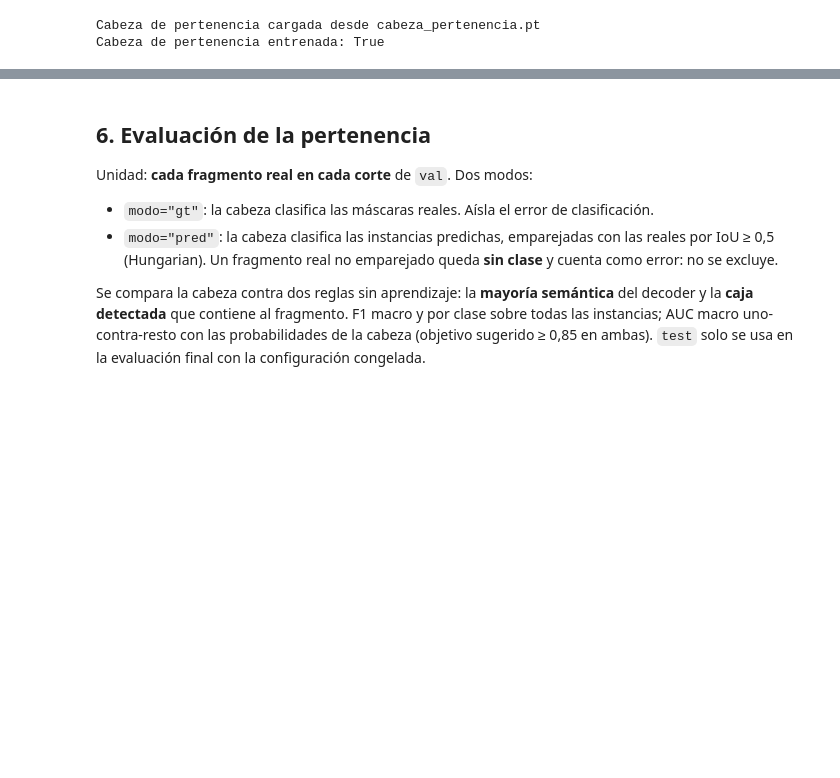
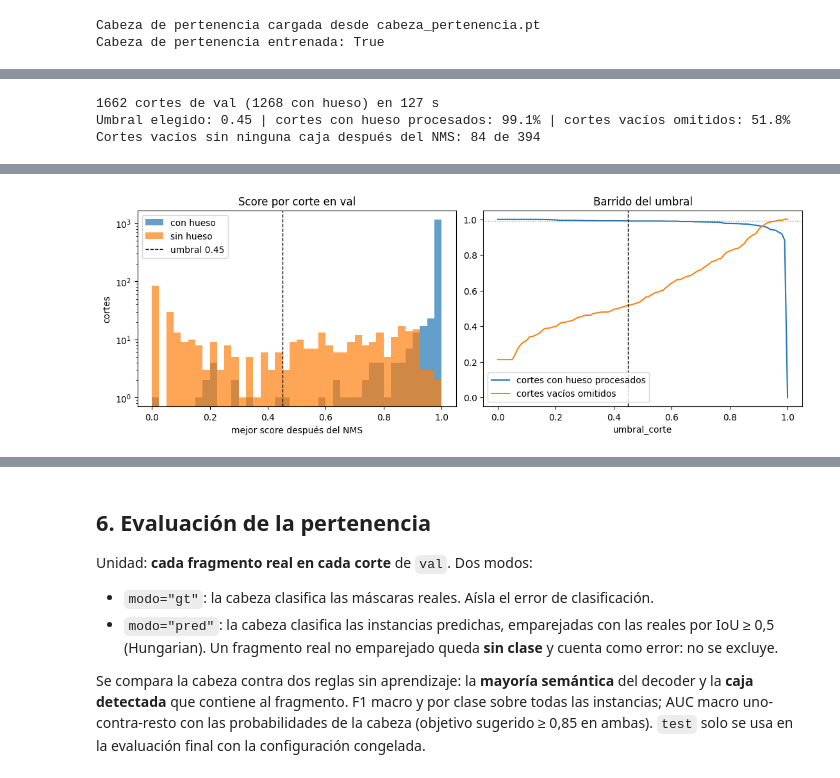
Before and after one commit to anniecorrea/proyecto_analitica_corte2, a Jupyter notebook: notebooks/nms_pertenencia_pipeline.ipynb, the cells around one changed output, grey strips where cells are left out. Drawn from its saved outputs; the diff is of its cells as text; code cells hidden in the pictures; blank space fills up the shorter version.

Commit message:
NMS y pertenencia con el modelo con skips

```diff
--- a/notebooks/nms_pertenencia_pipeline.ipynb
+++ b/notebooks/nms_pertenencia_pipeline.ipynb
@@ -291,6 +319,15 @@ Unidad de clasificación: un fragmento en un corte. Advertencia para entrenamien
 # %%
 CABEZA_PATH = FABIAN_MODELOS_DIR / "cabeza_pertenencia.pt"
 REENTRENAR_CABEZA = False          # True para volver a entrenar aunque ya exista CABEZA_PATH
+CABEZA_META_PATH = FABIAN_MODELOS_DIR / "cabeza_pertenencia_meta.json"
+
+# La cabeza aprende sobre el f4 de un tronco concreto: si el checkpoint de Miguel cambia, hay que reentrenarla.
+import hashlib
+TRONCO_ID = (hashlib.sha256(MODELO_PATH.read_bytes()).hexdigest()[:16] if MODELO_PATH is not None else None)
+meta_cabeza = json.loads(CABEZA_META_PATH.read_text(encoding="utf-8")) if CABEZA_META_PATH.is_file() else {}
+if PESOS_ENTRENADOS and CABEZA_PATH.is_file() and meta_cabeza.get("tronco_sha256_16") != TRONCO_ID:
+    print("La cabeza guardada no corresponde al checkpoint actual del tronco: se reentrena.")
+    REENTRENAR_CABEZA = True
 MAX_CORTES_TRAIN = 2000            # submuestreo uniforme de train (memoria: ~130 KB por corte en float16)
 MAX_CORTES_VAL = 800
 
@@ -336,6 +373,11 @@ else:
     cls_head, historial_cls, mejor_cls = entrenar_pertenencia(cls_head, cache_train, cache_val, epochs=40, lr=1e-3,
                                                               batch_inst=256, paciencia=8, seed=SEED, device=DEVICE)
     torch.save(cls_head.state_dict(), CABEZA_PATH)
+    CABEZA_META_PATH.write_text(json.dumps({"tronco": MODELO_PATH.name, "tronco_sha256_16": TRONCO_ID,
+                                            "mejor_epoca": int(mejor_cls["epoch"]),
+                                            "val_f1_macro": float(mejor_cls["val_f1_macro"]),
+                                            "val_auc_macro_ovr": float(mejor_cls["val_auc_macro_ovr"])},
+                                           indent=2), encoding="utf-8")
     historial_cls.to_csv(FABIAN_METRICAS_DIR / "historial_etapa_D_pertenencia.csv", index=False)
     CABEZA_ENTRENADA = True
     print(f"Mejor época {mejor_cls['epoch']}: F1 macro val {mejor_cls['val_f1_macro']:.3f} | "
@@ -382,0 +441,61 @@ Pipeline por corte pendiente: falta el decoder entrenado (ver sección 2).
+# %%
+RECALL_MIN_HUESO = 0.99                     # fracción mínima de cortes con hueso que deben procesarse
+UMBRAL_PATH = FABIAN_METRICAS_DIR / "umbral_corte.json"
+UMBRAL_CORTE = None                         # sin modelo entrenado no se calibra: se procesan todos los cortes
+
+if PESOS_ENTRENADOS:
+    casos_val = sorted(df.loc[df["split"] == "val", "case_id"])
+    filas_cal, t0 = [], time.time()
+    for caso in casos_val:
+        fila = df[df["case_id"] == caso].iloc[0]
+        vol = sitk.GetArrayFromImage(sitk.ReadImage(str(resolve_repo_path(fila["image_path"])))).astype(np.float32)
+        lab = sitk.GetArrayFromImage(sitk.ReadImage(str(resolve_repo_path(fila["label_path"]))))
+        tiene_hueso = lab.reshape(lab.shape[0], -1).any(axis=1)      # el corte tiene algún vóxel de pelvis
+        for inicio in range(0, vol.shape[0], 16):
+            zs = range(inicio, min(inicio + 16, vol.shape[0]))
+            x = torch.from_numpy(np.stack([np.asarray(preprocesar_corte(vol[z])[0], dtype=np.float32)
+                                           for z in zs]))[:, None].to(DEVICE)
+            for z, s in zip(zs, scores_por_corte(componentes, x)):
+                filas_cal.append({"case_id": caso, "z": z, "tiene_hueso": bool(tiene_hueso[z]), "score_max": float(s)})
+        del vol, lab
+        gc.collect()
+    cal = pd.DataFrame(filas_cal)
+    UMBRAL_CORTE, tabla_umbral = calibrar_umbral_corte(cal["score_max"], cal["tiene_hueso"],
+                                                       recall_min=RECALL_MIN_HUESO)
+    elegido = tabla_umbral.set_index("umbral").loc[UMBRAL_CORTE]
+    cal.to_csv(FABIAN_METRICAS_DIR / "scores_cortes_val.csv", index=False)
+    tabla_umbral.to_csv(FABIAN_METRICAS_DIR / "barrido_umbral_corte_val.csv", index=False)
+    UMBRAL_PATH.write_text(json.dumps({
+        "umbral_corte": UMBRAL_CORTE, "recall_min_hueso": RECALL_MIN_HUESO, "calibrado_con": "val",
+        "casos": casos_val, "cortes": int(len(cal)), "cortes_con_hueso": int(cal["tiene_hueso"].sum()),
+        "recall_hueso": float(elegido["recall_hueso"]), "rechazo_vacios": float(elegido["rechazo_vacios"]),
+        "tronco": MODELO_PATH.name}, indent=2), encoding="utf-8")
+
+    print(f"{len(cal)} cortes de val ({int(cal['tiene_hueso'].sum())} con hueso) en {time.time() - t0:.0f} s")
+    print(f"Umbral elegido: {UMBRAL_CORTE:.2f} | cortes con hueso procesados: {elegido['recall_hueso']:.1%} | "
+          f"cortes vacíos omitidos: {elegido['rechazo_vacios']:.1%}")
+    print("Cortes vacíos sin ninguna caja después del NMS:",
+          f"{int(((cal['score_max'] == 0) & ~cal['tiene_hueso']).sum())} de {int((~cal['tiene_hueso']).sum())}")
+    display(tabla_umbral[tabla_umbral["umbral"].isin([0.0, 0.05, 0.1, 0.2, 0.3, 0.4, 0.5, UMBRAL_CORTE])]
+            .drop_duplicates("umbral").round(3))
+
+    fig, ax = plt.subplots(1, 2, figsize=(11, 3.8), constrained_layout=True)
+    bins = np.linspace(0, 1, 41)
+    ax[0].hist(cal.loc[cal["tiene_hueso"], "score_max"], bins=bins, alpha=0.7, label="con hueso")
+    ax[0].hist(cal.loc[~cal["tiene_hueso"], "score_max"], bins=bins, alpha=0.7, label="sin hueso")
+    ax[0].axvline(UMBRAL_CORTE, ls="--", c="k", lw=1, label=f"umbral {UMBRAL_CORTE:.2f}")
+    ax[0].set_yscale("log"); ax[0].set_xlabel("mejor score después del NMS"); ax[0].set_ylabel("cortes")
+    ax[0].set_title("Score por corte en val"); ax[0].legend()
+    ax[1].plot(tabla_umbral["umbral"], tabla_umbral["recall_hueso"], label="cortes con hueso procesados")
+    ax[1].plot(tabla_umbral["umbral"], tabla_umbral["rechazo_vacios"], label="cortes vacíos omitidos")
+    ax[1].axvline(UMBRAL_CORTE, ls="--", c="k", lw=1)
+    ax[1].axhline(RECALL_MIN_HUESO, ls=":", c="gray", lw=1)
+    ax[1].set_xlabel("umbral_corte"); ax[1].set_title("Barrido del umbral"); ax[1].legend()
+    fig.savefig(FABIAN_FIGURAS_DIR / "filtro_cortes_val.png", dpi=150)
+    plt.show()
+else:
+    print("Filtro de cortes sin calibrar: no hay modelo entrenado; se procesan todos los cortes.")
+# %% [output]
+1662 cortes de val (1268 con hueso) en 127 s
+Umbral elegido: 0.45 | cortes con hueso procesados: 99.1% | cortes vacíos omitidos: 51.8%
+Cortes vacíos sin ninguna caja después del NMS: 84 de 394
@@ -383,3 +511,4 @@ Pipeline por corte pendiente: falta el decoder entrenado (ver sección 2).
+[figure, added]
 # %%
 # Volumen completo de un caso de val -> pertenencia 3D -> distancias (Daniela). En CPU tarda algunos minutos.
 CORRER_VOLUMEN = PESOS_ENTRENADOS and DECODER_OK and CABEZA_ENTRENADA
```
Also changed, not shown: parts of 12 cells of this notebook, 17 other files.
